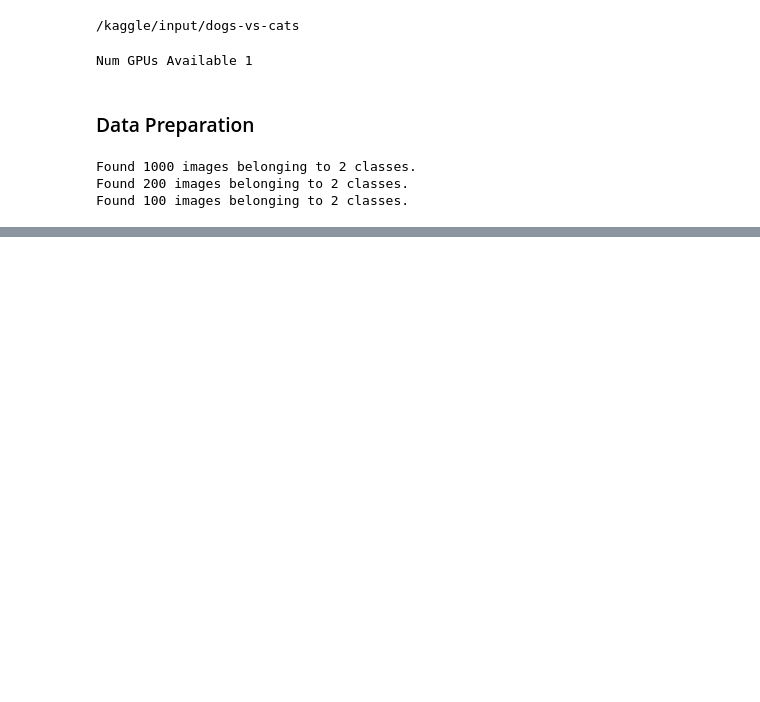
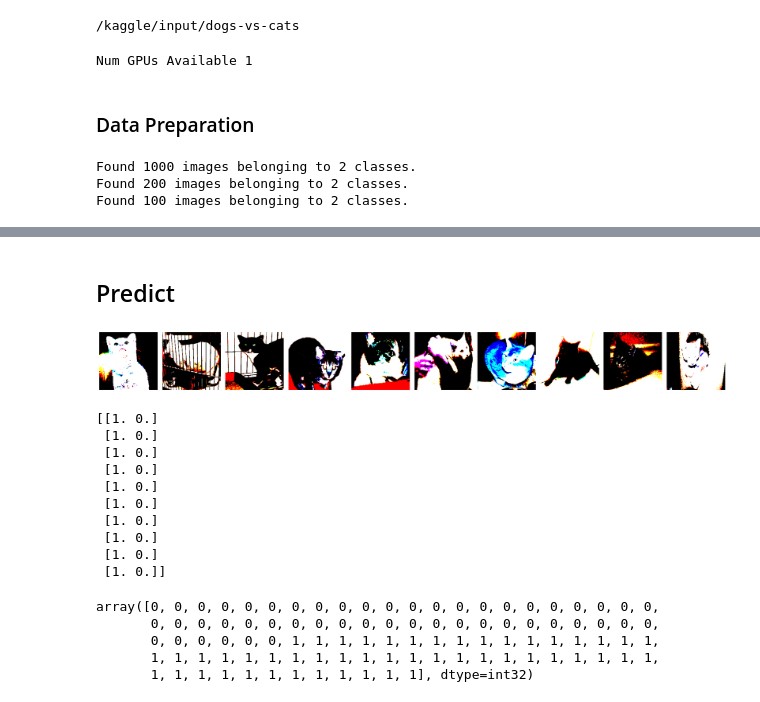
Before and after one commit to fatimagulomova/deep-learning-course, a Jupyter notebook: dogs-vs-cats.ipynb, the cells around one changed output, grey strips where cells are left out. Drawn from its saved outputs; the diff is of its cells as text; code cells hidden in the pictures; blank space fills up the shorter version.

```diff
--- a/dogs-vs-cats.ipynb
+++ b/dogs-vs-cats.ipynb
@@ -130,0 +188,26 @@ print(labels)
+# %% [markdown]
+## Predict
+# %%
+test_imgs, test_labels = next(test_batches)
+plotImages(test_imgs)
+print(test_labels)
+# %% [output]
+[figure, added]
+[[1. 0.]
+ [1. 0.]
+ [1. 0.]
+ [1. 0.]
+ [1. 0.]
+ [1. 0.]
+ [1. 0.]
+ [1. 0.]
+ [1. 0.]
+ [1. 0.]]
+# %%
+test_batches.classes
+# %% [output]
+array([0, 0, 0, 0, 0, 0, 0, 0, 0, 0, 0, 0, 0, 0, 0, 0, 0, 0, 0, 0, 0, 0,
+       0, 0, 0, 0, 0, 0, 0, 0, 0, 0, 0, 0, 0, 0, 0, 0, 0, 0, 0, 0, 0, 0,
+       0, 0, 0, 0, 0, 0, 1, 1, 1, 1, 1, 1, 1, 1, 1, 1, 1, 1, 1, 1, 1, 1,
+       1, 1, 1, 1, 1, 1, 1, 1, 1, 1, 1, 1, 1, 1, 1, 1, 1, 1, 1, 1, 1, 1,
+       1, 1, 1, 1, 1, 1, 1, 1, 1, 1, 1, 1], dtype=int32)
```
Also changed, not shown: parts of 12 cells of this notebook.
